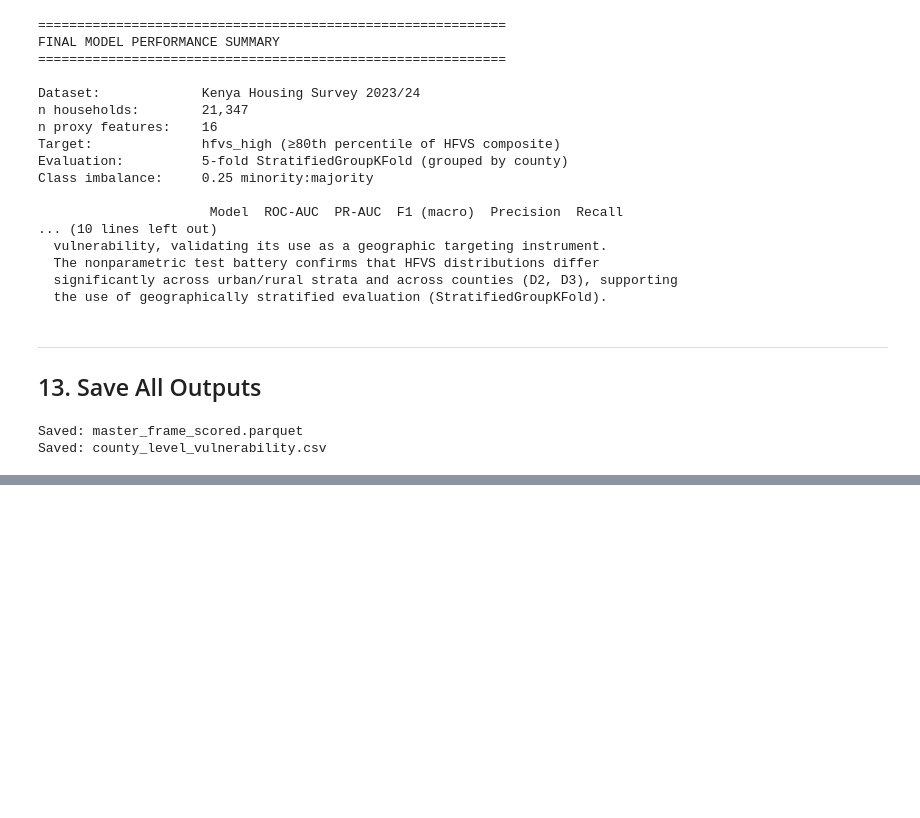
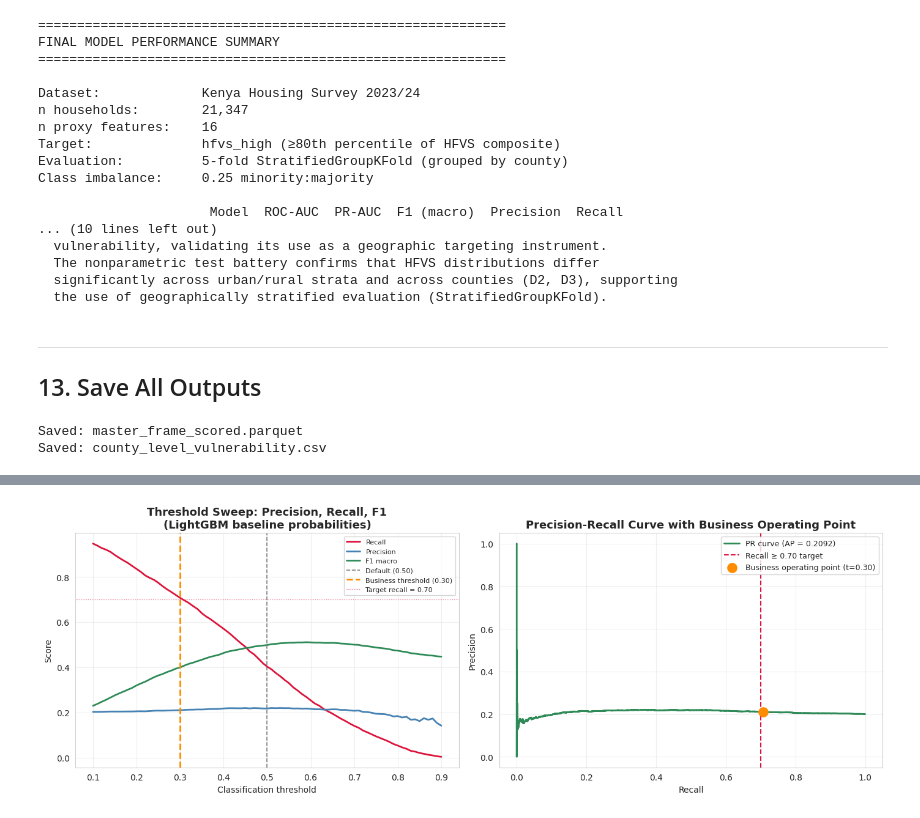
Before and after one commit to VAL-Jerono/statistical-inference-for-big-data, a Jupyter notebook: DSA8301_KHS_modeling_evaluation.ipynb, the cells around one changed output, grey strips where cells are left out. Drawn from its saved outputs; the diff is of its cells as text; code cells hidden in the pictures; blank space fills up the shorter version.

```diff
--- a/DSA8301_KHS_modeling_evaluation.ipynb
+++ b/DSA8301_KHS_modeling_evaluation.ipynb
@@ -2259,0 +2409,99 @@ All section outputs are formatted for direct inclusion in the DSA8301 report.
+# %%
+
+# ===========================================================================
+# 1A. THRESHOLD TUNING — optimise at recall ≥ 0.70
+#     Business justification: the intake instrument must catch ≥70% of truly
+#     vulnerable households (FN cost > FP cost for insurance underwriting)
+# ===========================================================================
+
+print("\n" + "="*60)
+print("STEP 1A — THRESHOLD TUNING")
+print("="*60)
+
+# Use cross-validated LightGBM probabilities from base notebook
+lgb_proba = master["lgb_proba"].values  # already cross-validated, no leakage
+
+# Sweep thresholds from 0.10 to 0.90 and record precision/recall/F1/AUC-stable
+thresholds = np.arange(0.10, 0.91, 0.01)
+threshold_results = []
+
+for t in thresholds:
+    preds = (lgb_proba >= t).astype(int)
+    rec   = recall_score(y, preds, zero_division=0)
+    prec  = precision_score(y, preds, zero_division=0)
+    f1    = f1_score(y, preds, average="macro", zero_division=0)
+    tn, fp, fn, tp = confusion_matrix(y, preds).ravel()
+    threshold_results.append({
+        "threshold": t,
+        "recall":    rec,
+        "precision": prec,
+        "f1_macro":  f1,
+        "tp": tp, "fp": fp, "fn": fn, "tn": tn,
+    })
+
+thresh_df = pd.DataFrame(threshold_results)
+
+# Operating point: highest F1 macro among all thresholds where recall ≥ 0.70
+valid_thresh = thresh_df[thresh_df["recall"] >= 0.70]
+if len(valid_thresh):
+    best_row = valid_thresh.loc[valid_thresh["f1_macro"].idxmax()]
+    BEST_THRESHOLD = best_row["threshold"]
+else:
+    # Fallback: choose threshold at recall = 0.70 on the precision-recall curve
+    prec_arr, rec_arr, thr_arr = precision_recall_curve(y, lgb_proba)
+    idx = np.argmin(np.abs(rec_arr - 0.70))
+    BEST_THRESHOLD = float(thr_arr[idx]) if idx < len(thr_arr) else 0.40
+
+print(f"\nDefault threshold (0.50) results:")
+default_row = thresh_df[thresh_df["threshold"].round(2) == 0.50].iloc[0]
+print(f"  Recall: {default_row['recall']:.4f}  Precision: {default_row['precision']:.4f}  F1: {default_row['f1_macro']:.4f}")
+
+print(f"\nBusiness-optimal threshold (recall ≥ 0.70):")
+print(f"  Threshold : {BEST_THRESHOLD:.2f}")
+best_preds = (lgb_proba >= BEST_THRESHOLD).astype(int)
+print(f"  Recall    : {recall_score(y, best_preds):.4f}")
+print(f"  Precision : {precision_score(y, best_preds, zero_division=0):.4f}")
+print(f"  F1 macro  : {f1_score(y, best_preds, average='macro'):.4f}")
+
+# --- Plot threshold sweep ---
+fig, axes = plt.subplots(1, 2, figsize=(14, 5))
+
+axes[0].plot(thresh_df["threshold"], thresh_df["recall"],
+             color="crimson", lw=2, label="Recall")
+axes[0].plot(thresh_df["threshold"], thresh_df["precision"],
+             color="steelblue", lw=2, label="Precision")
+axes[0].plot(thresh_df["threshold"], thresh_df["f1_macro"],
+             color="seagreen", lw=2, label="F1 macro")
+axes[0].axvline(0.50, color="gray", lw=1.2, linestyle="--", label="Default (0.50)")
+axes[0].axvline(BEST_THRESHOLD, color="darkorange", lw=2, linestyle="--",
+                label=f"Business threshold ({BEST_THRESHOLD:.2f})")
+axes[0].axhline(0.70, color="crimson", lw=0.8, linestyle=":", alpha=0.7,
+                label="Target recall = 0.70")
+axes[0].set_xlabel("Classification threshold")
+axes[0].set_ylabel("Score")
+axes[0].set_title("Threshold Sweep: Precision, Recall, F1\n(LightGBM baseline probabilities)")
+axes[0].legend(fontsize=8)
+axes[0].grid(True, alpha=0.3)
+
+# PR curve with operating point marked
+prec_arr, rec_arr, thr_arr = precision_recall_curve(y, lgb_proba)
+axes[1].plot(rec_arr, prec_arr, color="seagreen", lw=2,
+             label=f"PR curve (AP = {average_precision_score(y, lgb_proba):.4f})")
+axes[1].axvline(0.70, color="crimson", lw=1.5, linestyle="--", label="Recall ≥ 0.70 target")
+axes[1].scatter(
+    [recall_score(y, best_preds)], [precision_score(y, best_preds, zero_division=0)],
+    s=120, zorder=5, color="darkorange", label=f"Business operating point (t={BEST_THRESHOLD:.2f})"
+)
+axes[1].set_xlabel("Recall")
+axes[1].set_ylabel("Precision")
+axes[1].set_title("Precision-Recall Curve with Business Operating Point")
+axes[1].legend(fontsize=9)
+axes[1].grid(True, alpha=0.3)
+
+plt.tight_layout()
+plt.savefig(FIGS / "threshold_tuning.png", dpi=150, bbox_inches="tight")
+plt.show()
+print("Saved: threshold_tuning.png")
+
+thresh_df.to_csv(TABS / "threshold_sweep_results.csv", index=False)
+# %% [output]
@@ -2259,0 +2520 @@ All section outputs are formatted for direct inclusion in the DSA8301 report.
+[figure, added]
```
Also changed, not shown: parts of 16 cells of this notebook.
